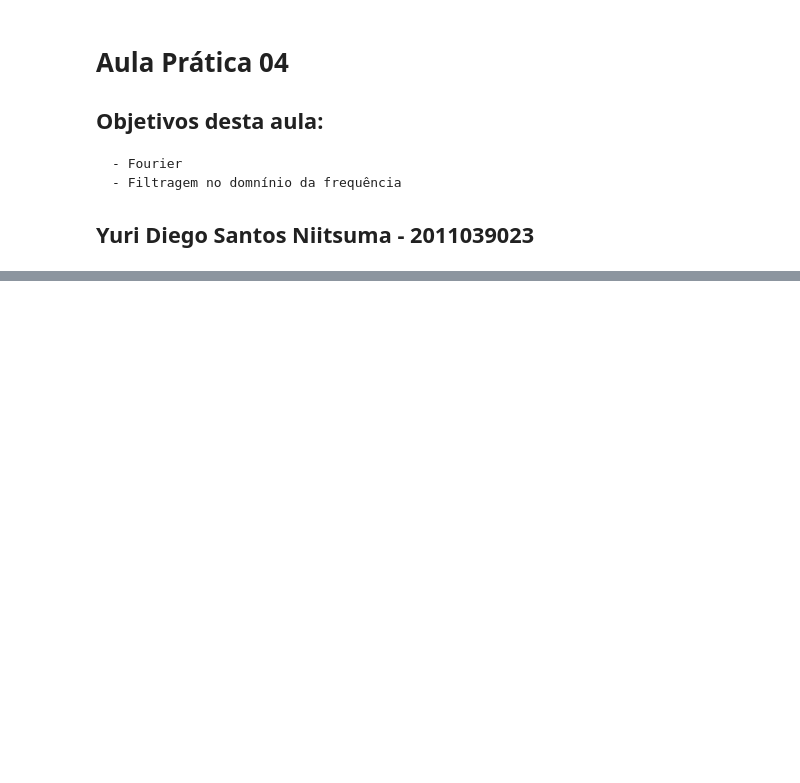
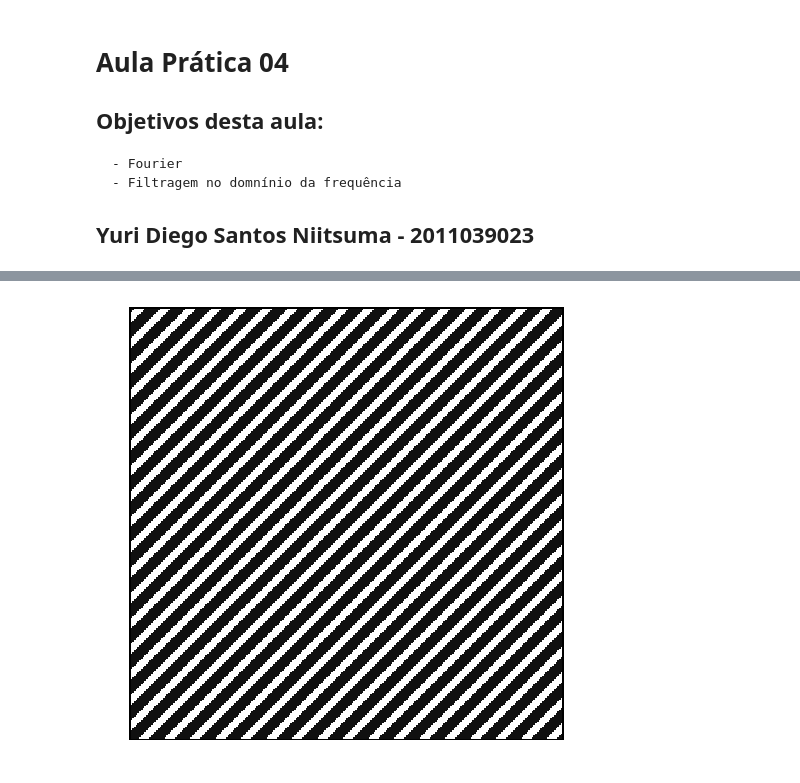
Before and after one commit to ignitz/2018_1_pdi, a Jupyter notebook: lab4/LAB4-2011039023.ipynb, the cells around one changed output, grey strips where cells are left out. Drawn from its saved outputs; the diff is of its cells as text; code cells hidden in the pictures; blank space fills up the shorter version.

```diff
--- a/lab4/LAB4-2011039023.ipynb
+++ b/lab4/LAB4-2011039023.ipynb
@@ -119,0 +174,7 @@ Quantize as altas frequências da DCT e observe o que acontece com a qualidade d
+# %%
+# Carregando imagem
+stp1 = plt.imread('stp1.gif').astype(float)
+stp1 = color.rgb2grey(stp1)
+show(stp1)
+# %% [output]
+[figure, added]
```
Also changed, not shown: parts of 31 cells of this notebook, 1 other file.
